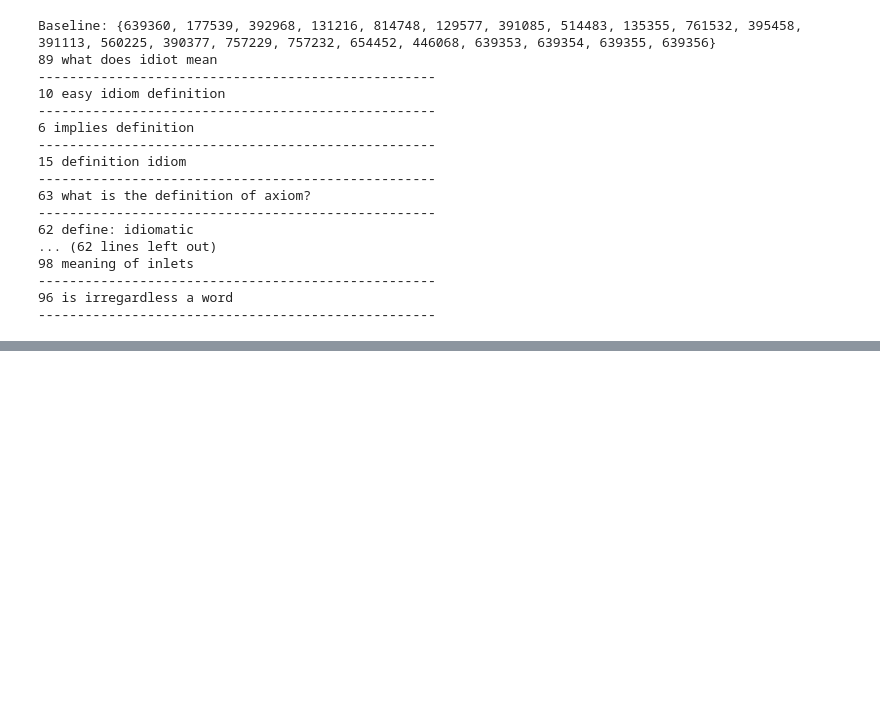
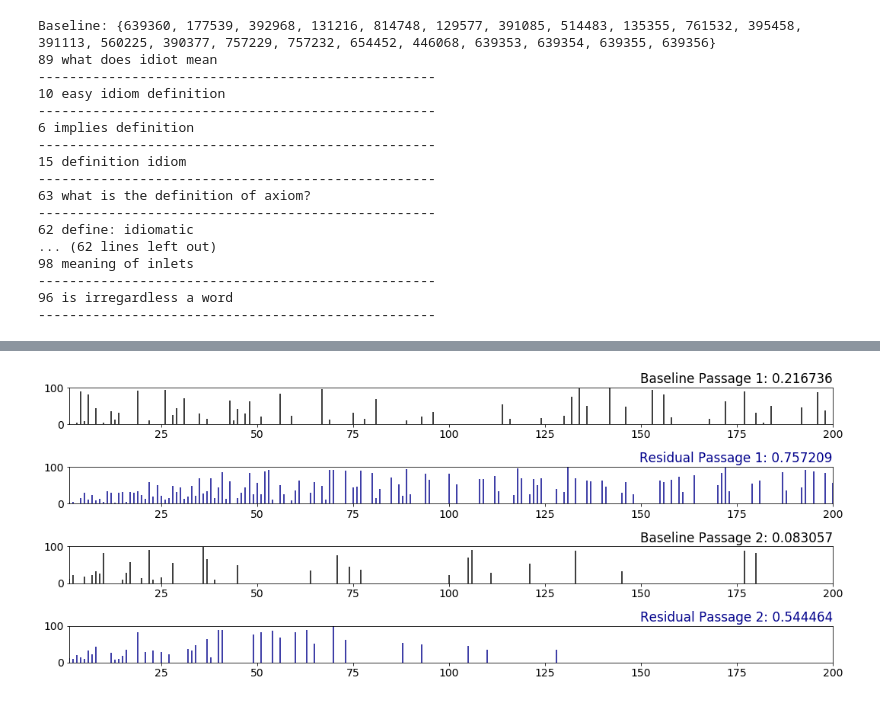
Before and after one commit to Chipxiang/search-exposure, a Jupyter notebook: visualization/Visualization_for_paper.ipynb, the cells around one changed output, grey strips where cells are left out. Cells and saved outputs as stored; diff of their text form; code cells hidden in the pictures; blank space fills up the shorter version.

```diff
--- a/visualization/Visualization_for_paper.ipynb
+++ b/visualization/Visualization_for_paper.ipynb
@@ -886,0 +958,5 @@ Baseline: {639360, 177539, 392968, 131216, 814748, 129577, 391085, 514483, 13535
+# %%
+plot_examples([7878306,1007936], results, pid_reverse_mapping, qid_reverse_mapping, query_index, query_index_baseline, true_dict_100, residual_results, n=200)
+# 6808918,8741596,7943105
+# %% [output]
+[figure, added]
```
Also changed, not shown: parts of 12 cells of this notebook, 2 other files.
